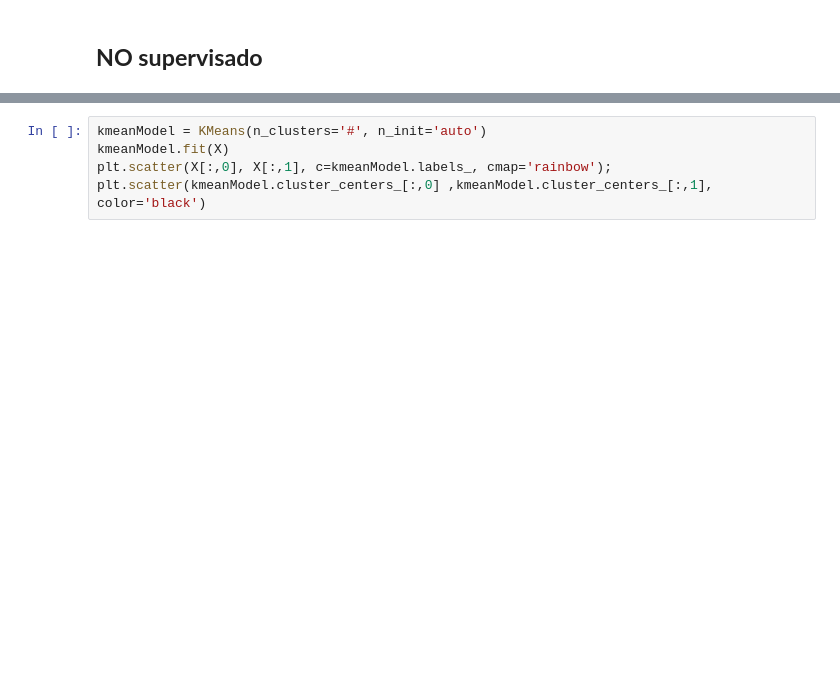
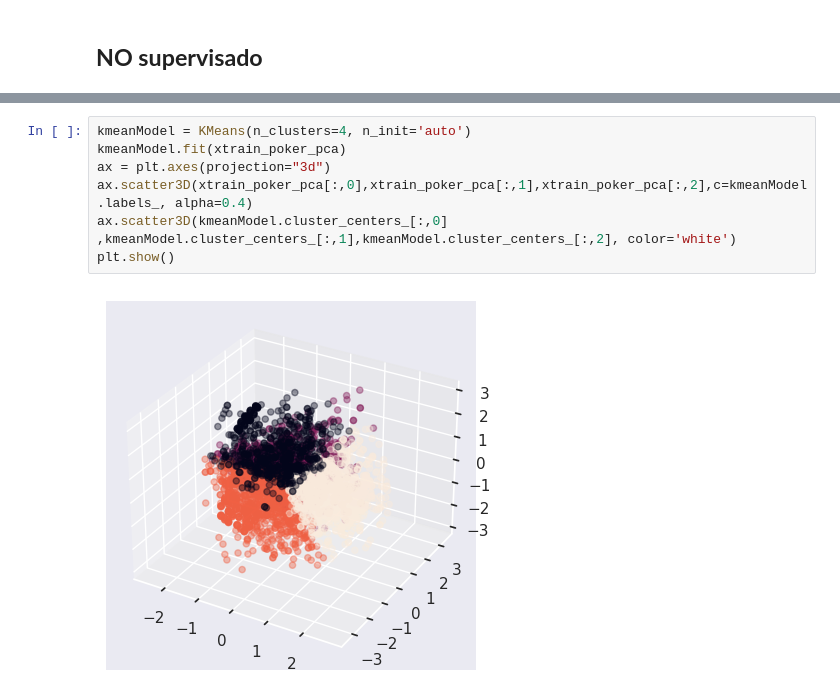
Before and after one commit to IC-03/Royal-Flush, a Jupyter notebook: Royal_Flush_Classification_Models_For_A_Poker_Hands_Dataset.ipynb, the cells around one changed output, grey strips where cells are left out. Drawn from its saved outputs; the diff is of its cells as text; blank space fills up the shorter version.

```diff
--- a/Royal_Flush_Classification_Models_For_A_Poker_Hands_Dataset.ipynb
+++ b/Royal_Flush_Classification_Models_For_A_Poker_Hands_Dataset.ipynb
@@ -1058,5 +1136,9 @@ plt.title('The Elbow Method -inertia k')
 # %%
-kmeanModel = KMeans(n_clusters='#', n_init='auto')
-kmeanModel.fit(X)
-plt.scatter(X[:,0], X[:,1], c=kmeanModel.labels_, cmap='rainbow');
-plt.scatter(kmeanModel.cluster_centers_[:,0] ,kmeanModel.cluster_centers_[:,1], color='black')
+kmeanModel = KMeans(n_clusters=4, n_init='auto')
+kmeanModel.fit(xtrain_poker_pca)
+ax = plt.axes(projection="3d")
+ax.scatter3D(xtrain_poker_pca[:,0],xtrain_poker_pca[:,1],xtrain_poker_pca[:,2],c=kmeanModel.labels_, alpha=0.4)
+ax.scatter3D(kmeanModel.cluster_centers_[:,0] ,kmeanModel.cluster_centers_[:,1],kmeanModel.cluster_centers_[:,2], color='white')
+plt.show()
+# %% [output]
+[figure, added]
```
Also changed, not shown: parts of 28 cells of this notebook.
